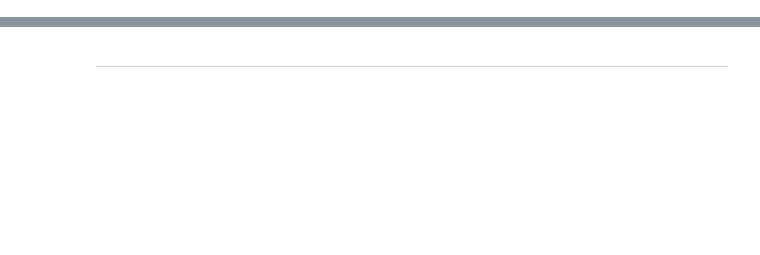
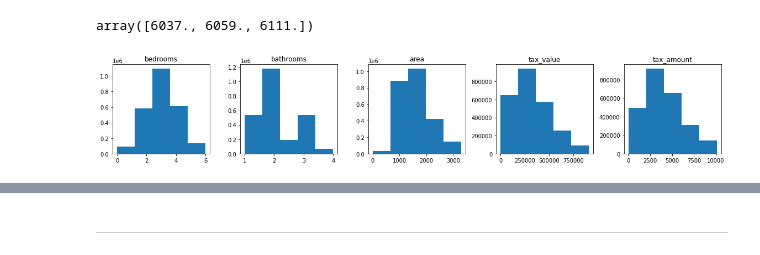
Before and after one commit to JenniferMLewis/regression-exercises, a Jupyter notebook: wrangle.ipynb, the cells around one changed output, grey strips where cells are left out. Saved outputs shown, nothing was run; the diff lists cells and outputs as text; code cells hidden in the pictures; blank space fills up the shorter version.

```diff
--- a/wrangle.ipynb
+++ b/wrangle.ipynb
@@ -142,3 +161,2 @@ df = df.rename(columns = {'bedroomcnt':'bedrooms', 'bathroomcnt':'bathrooms', 'c
 # %%
-df = remove_outliers(df, 1.5, ['bedrooms', 'bathrooms', 'area', 'tax_value', 'taxamount'])
-df.head()
+df = remove_outliers(df, 1.5, ['bedrooms', 'bathrooms', 'area', 'tax_value', 'tax_amount'])
@@ -153,0 +173,10 @@ df.head()
+# %%
+df.fips.unique()
+# 06037 is Los Angeles County, CA. 06059 is Orange County, CA. 06111 is Ventura County, CA.
+# All of these area are around L.A. Orange actually contains my hometown, prices are going to be interesting here.
+# %% [output]
+array([6037., 6059., 6111.])
+# %%
+hist_plot(df)
+# %% [output]
+[figure, added]
```
Also changed, not shown: parts of 24 cells of this notebook, 2 other files.
